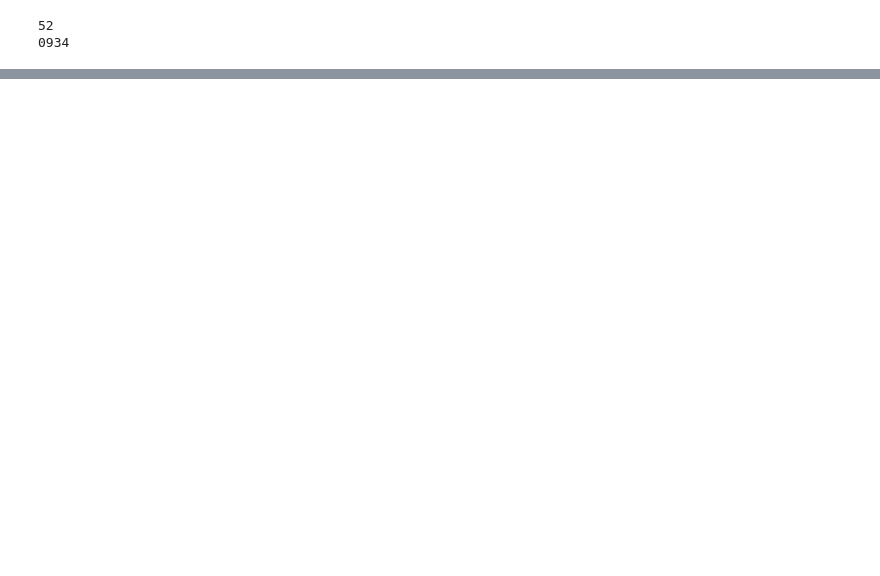
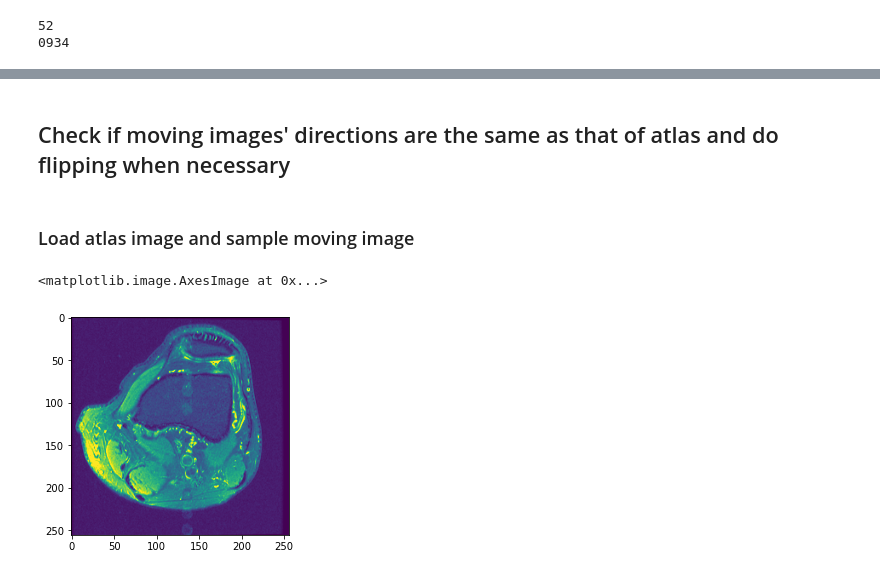
Before and after one commit to onestarYX/MSK-Image-Registration, a Jupyter notebook: MRNet/dataPreprocessor.ipynb, the cells around one changed output, grey strips where cells are left out. Drawn from its saved outputs; the diff is of its cells as text; code cells hidden in the pictures; blank space fills up the shorter version.

```diff
--- a/MRNet/dataPreprocessor.ipynb
+++ b/MRNet/dataPreprocessor.ipynb
@@ -51,0 +167,10 @@ print(resultIndex)
+# %% [markdown]
+## Check if moving images' directions are the same as that of atlas and do flipping when necessary
+# %% [markdown]
+### Load atlas image and sample moving image
+# %%
+atlas = np.load('./MRNet-v1.0/train/axial/0934.npy')
+plt.imshow(atlas[9,:,:])
+# %% [output]
+<matplotlib.image.AxesImage at 0x...>
+[figure, added]
```
Also changed, not shown: parts of 38 cells of this notebook, 2 other files.
